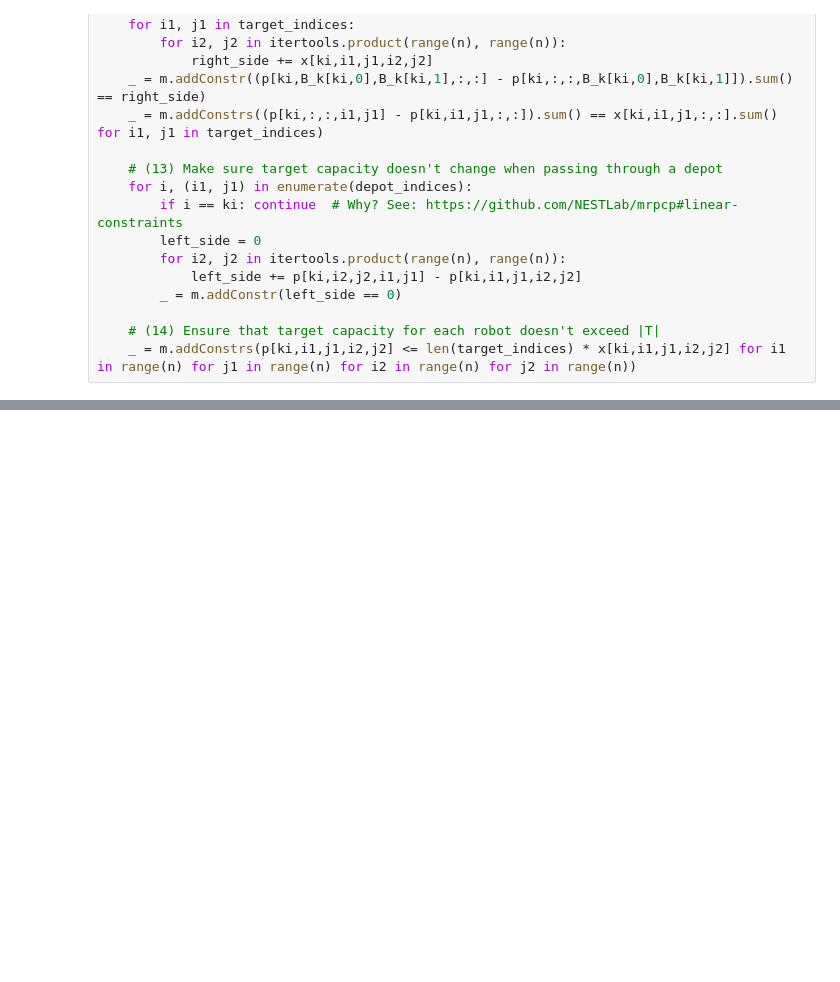
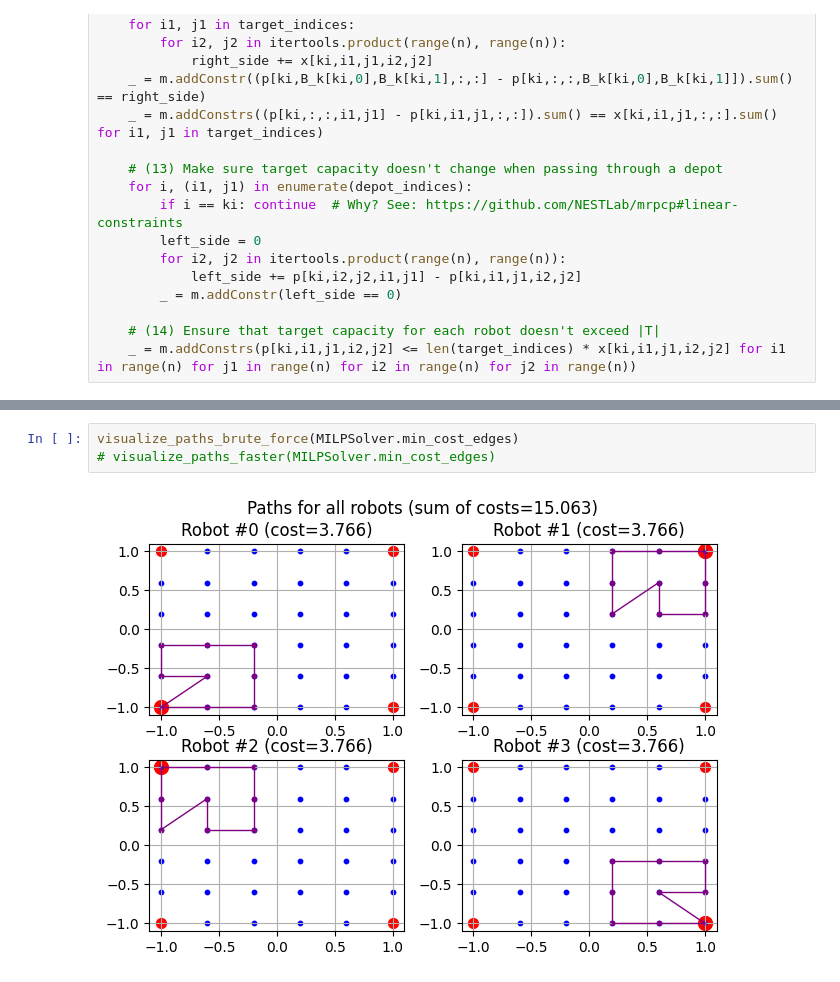
Before and after one commit to nestlab-bae-mqp-2024/mrpcp-solvers, a Jupyter notebook: jupyter/2015_mrpcp/2015_mrpcp_yasars_attempt.ipynb, the cells around one changed output, grey strips where cells are left out. Saved outputs shown, nothing was run; the diff lists cells and outputs as text; blank space fills up the shorter version.

```diff
--- a/jupyter/2015_mrpcp/2015_mrpcp_yasars_attempt.ipynb
+++ b/jupyter/2015_mrpcp/2015_mrpcp_yasars_attempt.ipynb
@@ -327,0 +310,5 @@ Robot #3
+# %%
+visualize_paths_brute_force(MILPSolver.min_cost_edges)
+# visualize_paths_faster(MILPSolver.min_cost_edges)
+# %% [output]
+[figure, added]
```
Also changed, not shown: parts of 14 cells of this notebook.
